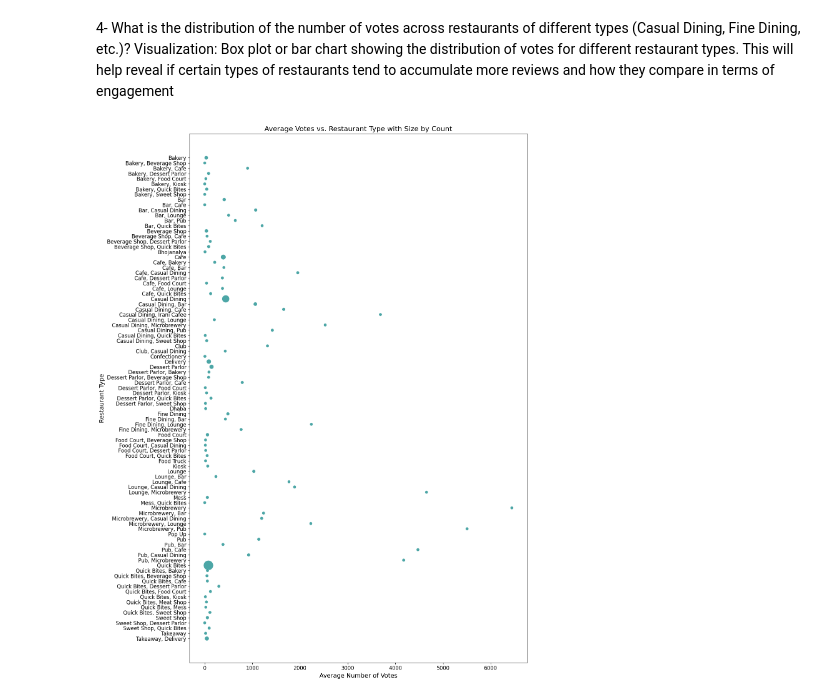
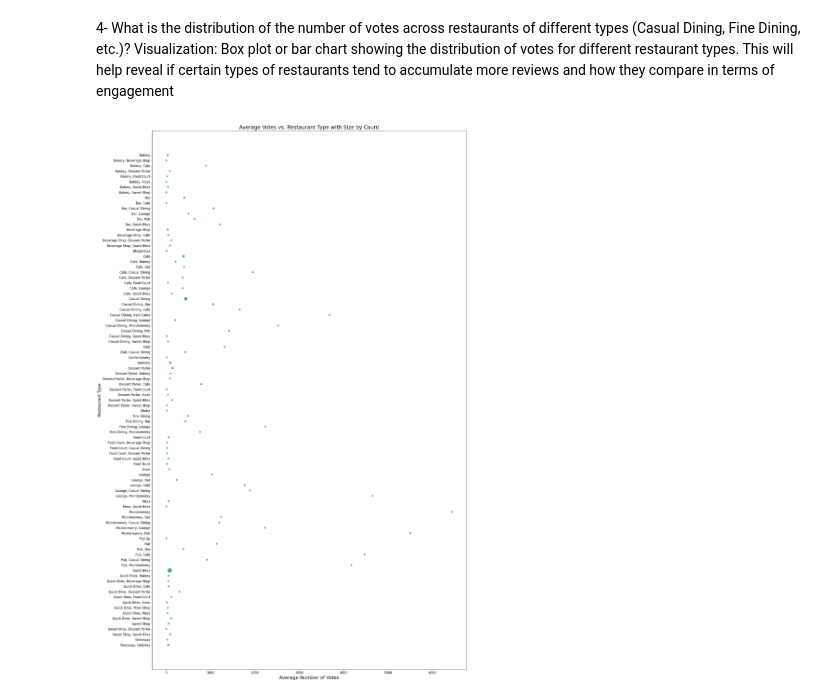
Before and after one commit to nourelsafty1/datavisualization, a Jupyter notebook: Data_engineering_&_visualization_milestone_1.ipynb, the cells around one changed output. Drawn from its saved outputs; the diff is of its cells as text; code cells hidden in the pictures.

```diff
--- a/Data_engineering_&_visualization_milestone_1.ipynb
+++ b/Data_engineering_&_visualization_milestone_1.ipynb
@@ -503,24 +496,24 @@ plt.show()
 # %%
 # Aggregate data for the bubble chart
 bubble_data = data.groupby('rest_type').agg( avg_votes=('votes', 'mean'), count=('rest_type', 'size')).reset_index()
 
-plt.figure(figsize=(14, 18))
+plt.figure(figsize=(20, 30))
 sns.scatterplot(
     data=bubble_data,
     x='avg_votes',
     y='rest_type',
     size='count',
-    sizes=(50, 500),  # Bubble size range
+    sizes=(50, 300),  # Bubble size range
     alpha=0.7,
     legend=False,
     color='teal'
 )
-plt.title('Average Votes vs. Restaurant Type with Size by Count', fontsize=16)
-plt.xlabel('Average Number of Votes', fontsize=14)
-plt.ylabel('Restaurant Type', fontsize=14)
+plt.title('Average Votes vs. Restaurant Type with Size by Count', fontsize=20)
+plt.xlabel('Average Number of Votes', fontsize=18)
+plt.ylabel('Restaurant Type', fontsize=16)
 plt.xticks(fontsize=12)
 plt.yticks(fontsize=12)
 plt.tight_layout()
 plt.show()
 # %% [output]
-[figure, old version]
+[figure, new version]
```
Also changed, not shown: parts of 8 cells of this notebook.
